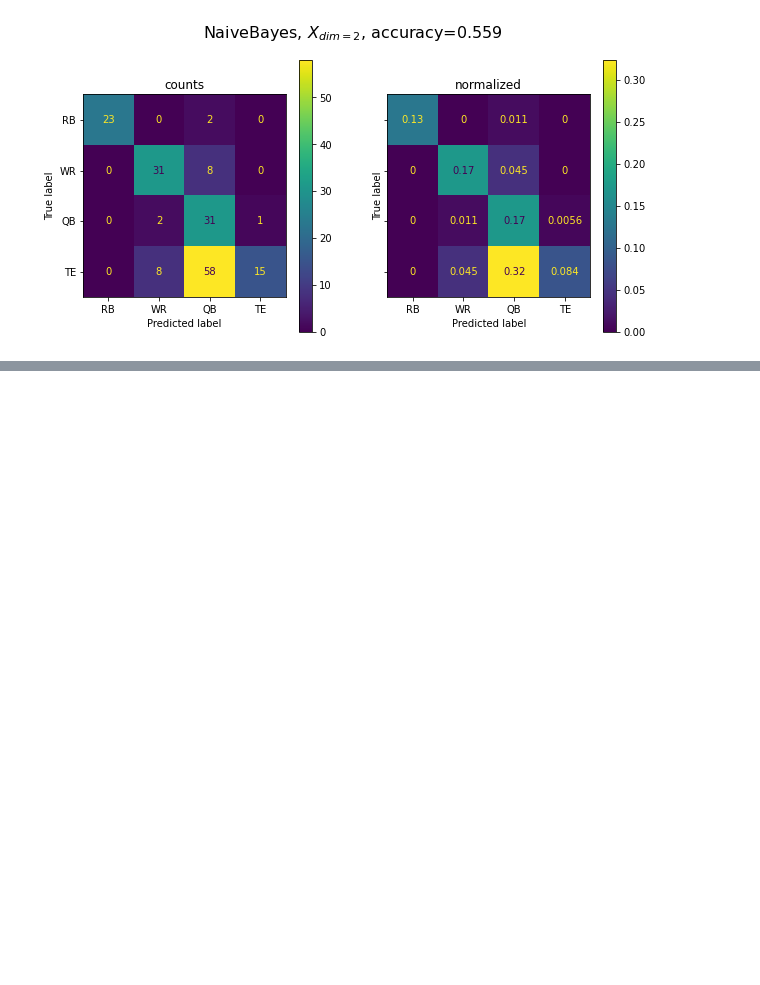
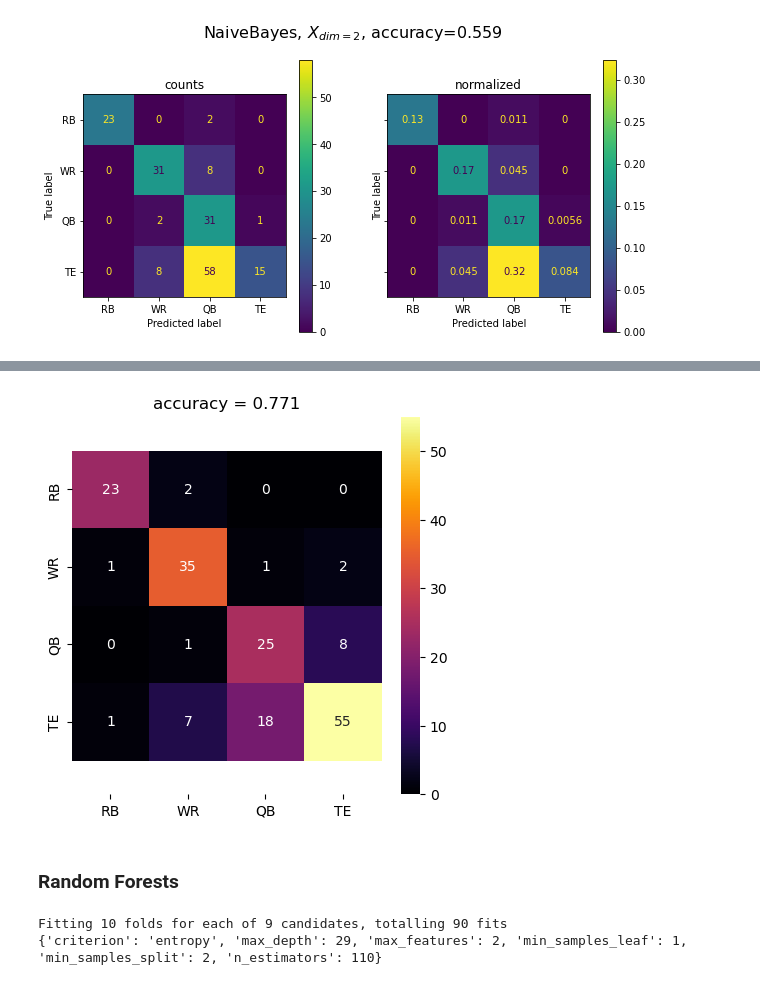
Before and after one commit to Ryzeson/NFL-Analysis, a Jupyter notebook: Player-Position-Classifiers.ipynb, the cells around one changed output, grey strips where cells are left out. Drawn from its saved outputs; the diff is of its cells as text; code cells hidden in the pictures; blank space fills up the shorter version.

Commit message:
add tree and forest

```diff
--- a/Player-Position-Classifiers.ipynb
+++ b/Player-Position-Classifiers.ipynb
@@ -269,0 +276,7 @@ fig.suptitle('NaiveBayes, $X_{dim=2}$, accuracy=%2.3f'%acc, fontsize=16);
+# %%
+#decision tree
+clf = DecisionTreeClassifier(max_depth = 4, random_state = 0)
+clf.fit(X_train, y_train)
+predicted = clf.predict(X_test)
+acc = accuracy_score(y_test, predicted)
+cm = confusion_matrix(y_test, predicted)
@@ -269,0 +293,30 @@ fig.suptitle('NaiveBayes, $X_{dim=2}$, accuracy=%2.3f'%acc, fontsize=16);
+# %%
+fig, ax = plt.subplots(figsize=(5, 5),dpi= 100)
+ax =sns.heatmap(cm,annot = True,xticklabels = positions,yticklabels = positions,cmap = "inferno")
+plt.title('accuracy = %2.3f'%acc)
+ax.axis('equal')
+plt.show()
+# %% [output]
+[figure, added]
+# %% [markdown]
+### Random Forests
+# %%
+#random forest
+# was larger but I gradually tuned these
+param_grid = {
+    'criterion':['entropy'],
+    'max_depth': [25, 27, 29],
+    'max_features': [2],
+    'n_estimators': [110, 125, 140],
+    'min_samples_leaf': [1],
+    'min_samples_split': [2]
+}
+#Random forest classifier
+clf = RandomForestClassifier()
+grid_search = GridSearchCV(estimator = clf, param_grid = param_grid, cv = 10, n_jobs = -1, verbose = 2,scoring='accuracy')
+grid_search.fit(X_train, y_train)
+print(grid_search.best_params_)
+clf_best = grid_search.best_estimator_;
+# %% [output]
+Fitting 10 folds for each of 9 candidates, totalling 90 fits
+{'criterion': 'entropy', 'max_depth': 29, 'max_features': 2, 'min_samples_leaf': 1, 'min_samples_split': 2, 'n_estimators': 110}
```
Also changed, not shown: parts of 5 cells of this notebook.
